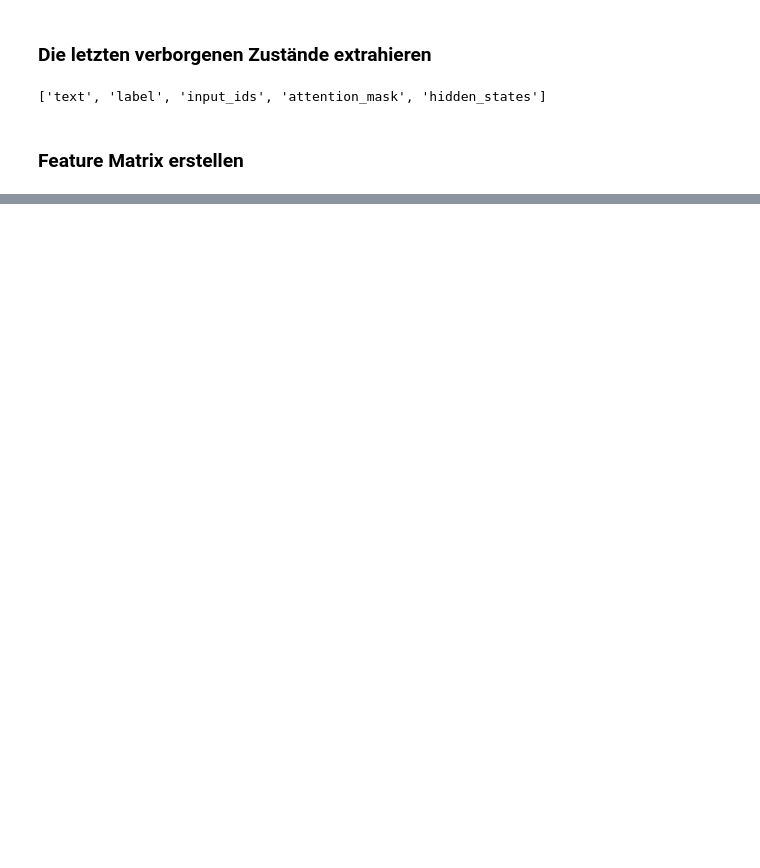
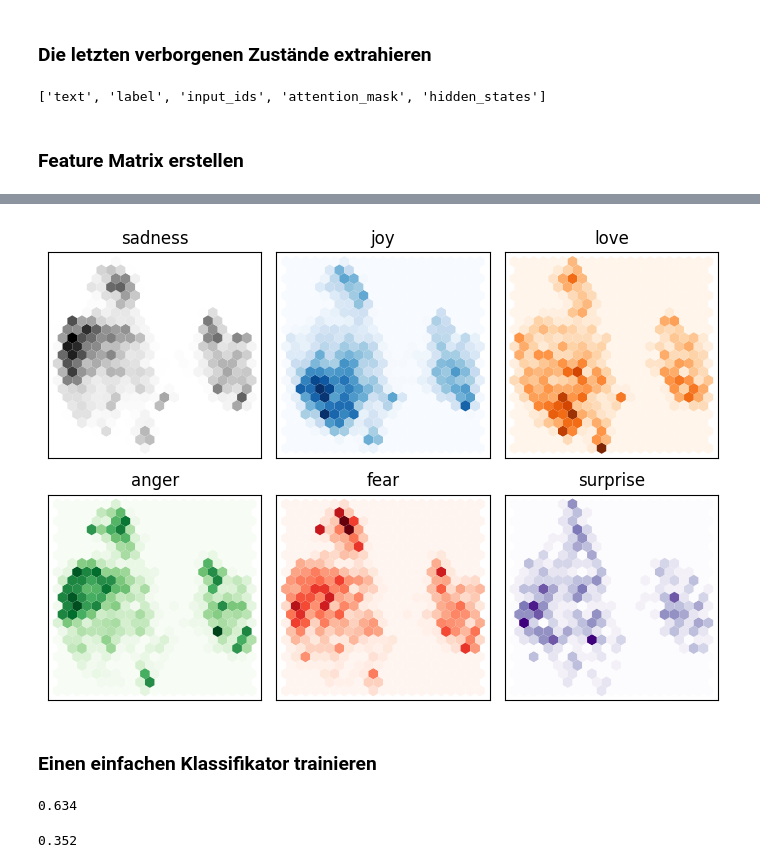
Before and after one commit to Sangeeths11/TwitterClassification, a Jupyter notebook: twitterClassification.ipynb, the cells around one changed output, grey strips where cells are left out. Drawn from its saved outputs; the diff is of its cells as text; code cells hidden in the pictures; blank space fills up the shorter version.

Commit message:
feat: Add data analysis functionality

```diff
--- a/twitterClassification.ipynb
+++ b/twitterClassification.ipynb
@@ -159,9 +168,9 @@ emotions_hidden["train"].column_names
 # %% [markdown]
 ### Feature Matrix erstellen
 # %%
-X_train = emotions_hidden["train"]["hidden_states"]
-X_valid = emotions_hidden["validation"]["hidden_states"]
-y_train = emotions_hidden["train"]["label"]
-y_valid = emotions_hidden["validation"]["label"]
+X_train = np.array(emotions_hidden["train"]["hidden_states"])
+X_valid = np.array(emotions_hidden["validation"]["hidden_states"])
+y_train = np.array(emotions_hidden["train"]["label"])
+y_valid = np.array(emotions_hidden["validation"]["label"])
 
 X_train.shape, X_valid.shape, y_train.shape, y_valid.shape
@@ -167,0 +181,7 @@ X_train.shape, X_valid.shape, y_train.shape, y_valid.shape
+# %%
+X_scaled = MinMaxScaler().fit_transform(X_train)
+mapper = UMAP(n_components=2, metric="cosine").fit(X_scaled)
+
+df_emb = pd.DataFrame(mapper.transform(X_scaled), columns=["X", "Y"])
+df_emb["label"] = y_train
+df_emb.head()
@@ -167,0 +195,29 @@ X_train.shape, X_valid.shape, y_train.shape, y_valid.shape
+# %%
+fig, axes = plt.subplots(2, 3, figsize=(7, 5))
+axes = axes.flatten()
+cmaps= ["Greys", "Blues", "Oranges", "Greens", "Reds", "Purples"]
+labels = emotions["train"].features["label"].names
+
+for i, (label, cmap) in enumerate(zip(labels,cmaps)):
+    df_emb_sub = df_emb[df_emb["label"] == i]
+    axes[i].hexbin(df_emb_sub["X"], df_emb_sub["Y"], gridsize=20, cmap=cmap, linewidths=(0,))
+    axes[i].set_title(label)
+    axes[i].set_xticks([]), axes[i].set_yticks([])
+plt.tight_layout()
+plt.show()
+# %% [output]
+[figure, added]
+# %% [markdown]
+### Einen einfachen Klassifikator trainieren
+# %%
+lr_clf = LogisticRegression(max_iter=3000)
+lr_clf.fit(X_train, y_train)
+lr_clf.score(X_valid, y_valid)
+# %% [output]
+0.634
+# %%
+dummy_clf = DummyClassifier(strategy="most_frequent")
+dummy_clf.fit(X_train, y_train)
+dummy_clf.score(X_valid, y_valid)
+# %% [output]
+0.352
```
Also changed, not shown: parts of 27 cells of this notebook.
